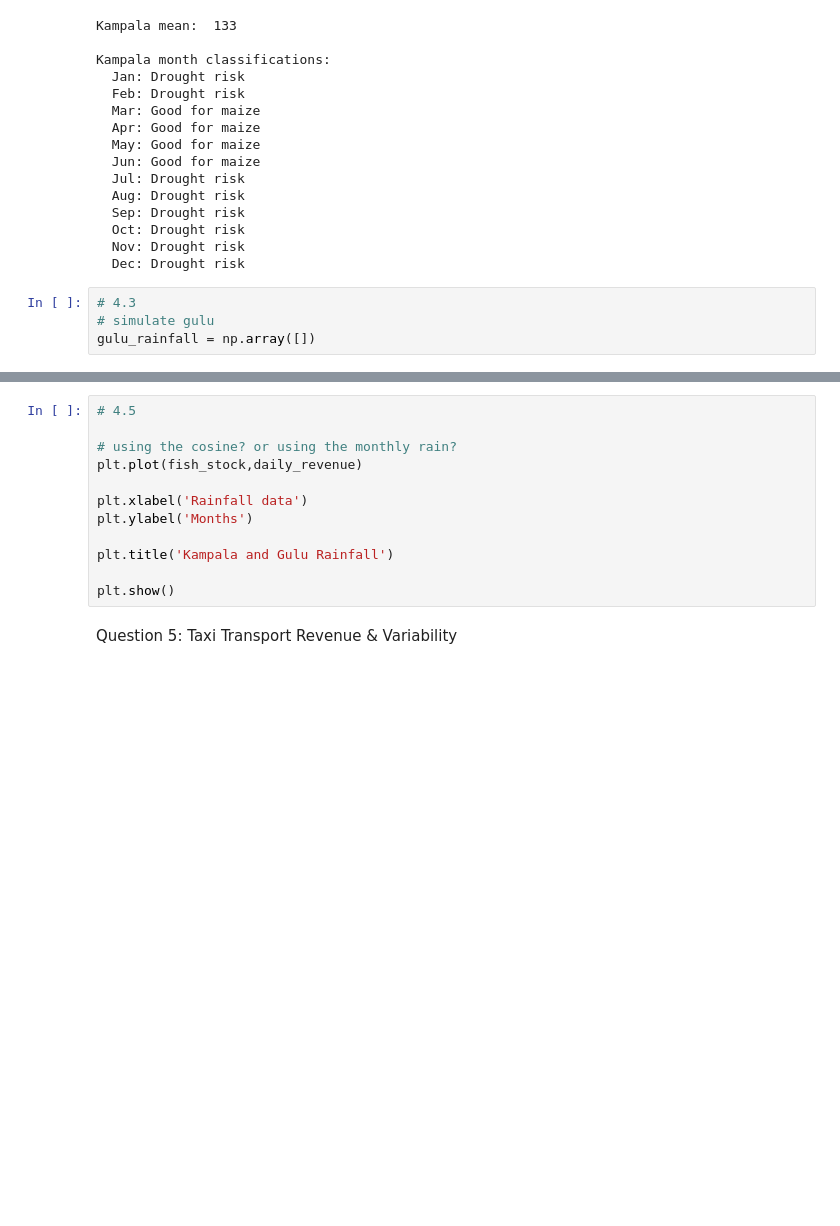
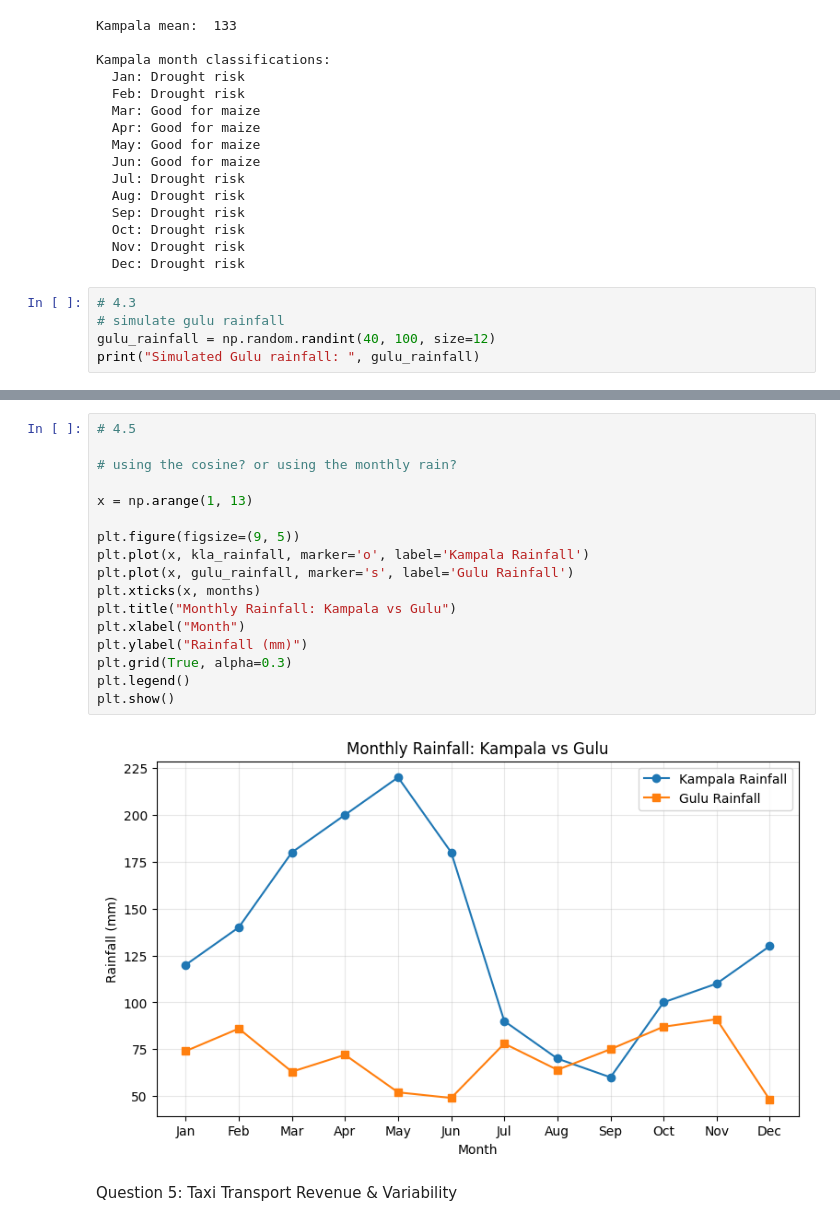
Before and after one commit to apillib/ucu_oop_assignment_01, a Jupyter notebook: assignment_01.ipynb, the cells around one changed output, grey strips where cells are left out. Cells and saved outputs as stored; diff of their text form; blank space fills up the shorter version.

```diff
--- a/assignment_01.ipynb
+++ b/assignment_01.ipynb
@@ -463,5 +499,6 @@ Kampala month classifications:
   Dec: Drought risk
 # %%
 # 4.3
-# simulate gulu
-gulu_rainfall = np.array([])
+# simulate gulu rainfall
+gulu_rainfall = np.random.randint(40, 100, size=12)
+print("Simulated Gulu rainfall: ", gulu_rainfall)
@@ -471,15 +524,22 @@ gulu_rainfall = np.array([])
 # %%
 # 4.5
 
 # using the cosine? or using the monthly rain?
-plt.plot(fish_stock,daily_revenue)
 
-plt.xlabel('Rainfall data')
-plt.ylabel('Months')
+x = np.arange(1, 13)
 
-plt.title('Kampala and Gulu Rainfall')
-
+plt.figure(figsize=(9, 5))
+plt.plot(x, kla_rainfall, marker='o', label='Kampala Rainfall')
+plt.plot(x, gulu_rainfall, marker='s', label='Gulu Rainfall')
+plt.xticks(x, months)
+plt.title("Monthly Rainfall: Kampala vs Gulu")
+plt.xlabel("Month")
+plt.ylabel("Rainfall (mm)")
+plt.grid(True, alpha=0.3)
+plt.legend()
 plt.show()
+# %% [output]
+[figure, added]
 # %% [markdown]
 Question 5:  Taxi Transport Revenue & Variability
 # %%
```
Also changed, not shown: parts of 19 cells of this notebook.
